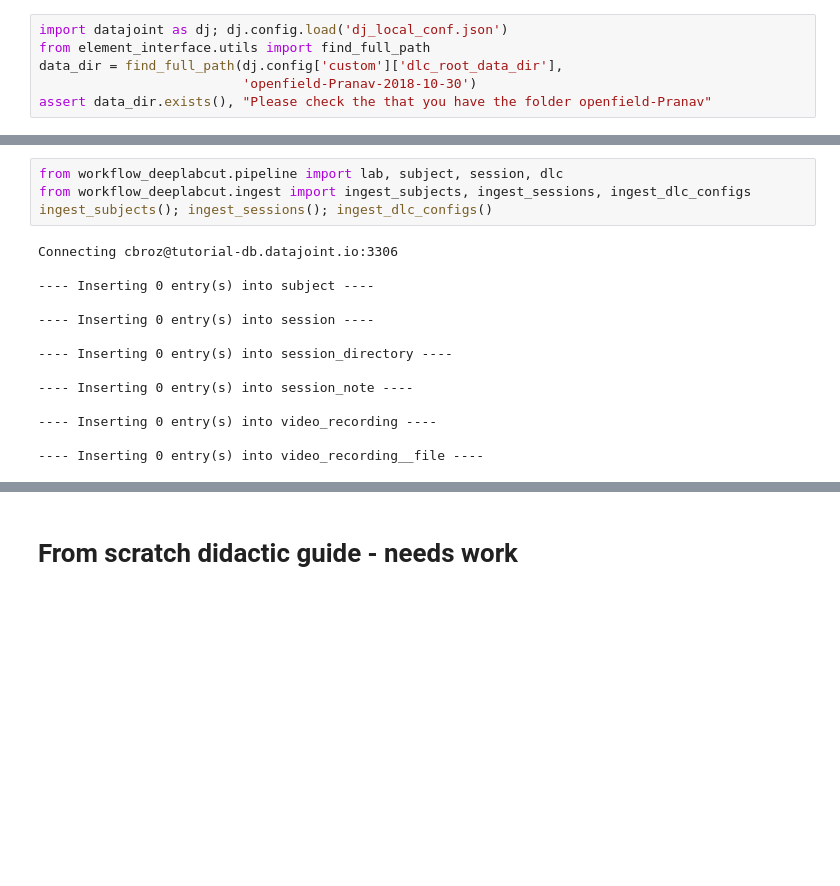
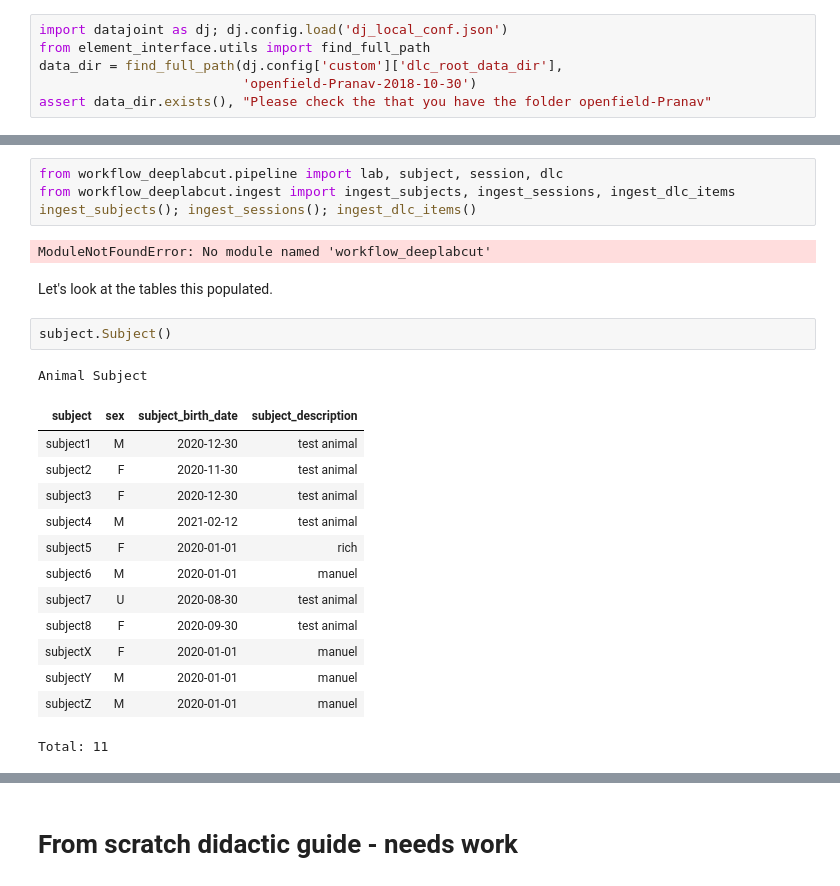
Before and after one commit to datajoint/element-deeplabcut, a Jupyter notebook: notebooks/1_Explore_Workflow.ipynb, the cells around one changed output, grey strips where cells are left out. Saved outputs shown, nothing was run; the diff lists cells and outputs as text; blank space fills up the shorter version.

```diff
--- a/notebooks/1_Explore_Workflow.ipynb
+++ b/notebooks/1_Explore_Workflow.ipynb
@@ -60,18 +65,25 @@ training fraction that DeepLabCut uses.
 # %%
 from workflow_deeplabcut.pipeline import lab, subject, session, dlc
-from workflow_deeplabcut.ingest import ingest_subjects, ingest_sessions, ingest_dlc_configs
-ingest_subjects(); ingest_sessions(); ingest_dlc_configs()
+from workflow_deeplabcut.ingest import ingest_subjects, ingest_sessions, ingest_dlc_items
+ingest_subjects(); ingest_sessions(); ingest_dlc_items()
 # %% [output]
-Connecting cbroz@tutorial-db.datajoint.io:3306
-
----- Inserting 0 entry(s) into subject ----
-
----- Inserting 0 entry(s) into session ----
-
----- Inserting 0 entry(s) into session_directory ----
-
----- Inserting 0 entry(s) into session_note ----
-
----- Inserting 0 entry(s) into video_recording ----
-
----- Inserting 0 entry(s) into video_recording__file ----
+ModuleNotFoundError: No module named 'workflow_deeplabcut'
+# %% [markdown]
+Let's look at the tables this populated.
+# %%
+subject.Subject()
+# %% [output]
+Animal Subject
+| subject | sex | subject_birth_date | subject_description |
+| subject1 | M | 2020-12-30 | test animal |
+| subject2 | F | 2020-11-30 | test animal |
+| subject3 | F | 2020-12-30 | test animal |
+| subject4 | M | 2021-02-12 | test animal |
+| subject5 | F | 2020-01-01 | rich |
+| subject6 | M | 2020-01-01 | manuel |
+| subject7 | U | 2020-08-30 | test animal |
+| subject8 | F | 2020-09-30 | test animal |
+| subjectX | F | 2020-01-01 | manuel |
+| subjectY | M | 2020-01-01 | manuel |
+| subjectZ | M | 2020-01-01 | manuel |
+Total: 11
```
Also changed, not shown: parts of 52 cells of this notebook, 8 other files.
